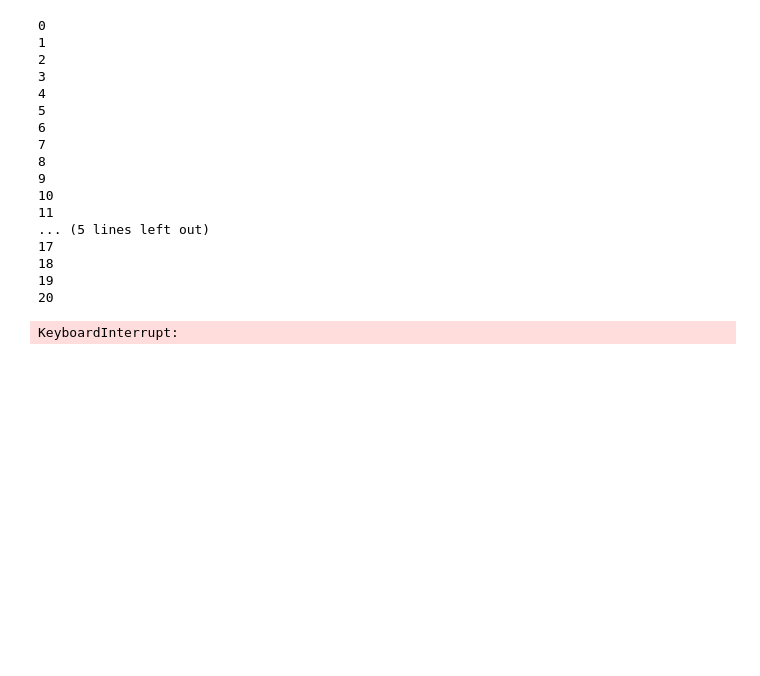
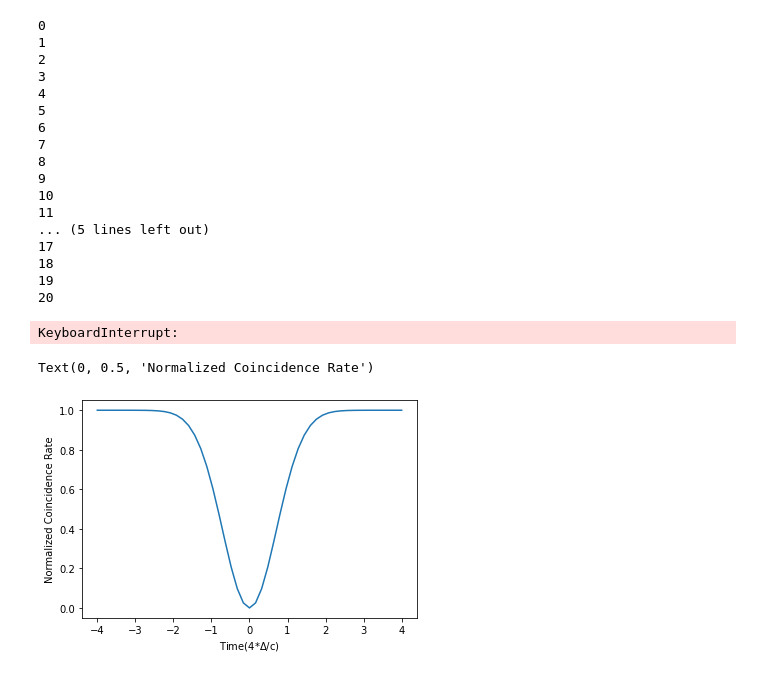
Before and after one commit to CodieKev/Simulation_of_a_Quantum-Photonic_Processor, a Jupyter notebook: time_delay_unit_cell_18_1.ipynb, the cells around one changed output. Cells and saved outputs as stored; diff of their text form; code cells hidden in the pictures; blank space fills up the shorter version.

```diff
--- a/time_delay_unit_cell_18_1.ipynb
+++ b/time_delay_unit_cell_18_1.ipynb
@@ -435,3 +462,11 @@ for i in range(len(keys)):
     heatmap_data2[int(keys[i][4]),int(keys[i][1])] = result[keys[i]]
 ax = sns.heatmap(heatmap_data2, linewidth=0.5)
 plt.show()
+# %%
+Tim = np.linspace(-4,4,51)
+plt.plot(Tim,np.array(p123)/max(p123))
+plt.xlabel("Time(4*$\Delta$/c)")
+plt.ylabel("Normalized Coincidence Rate")
+# %% [output]
+Text(0, 0.5, 'Normalized Coincidence Rate')
+[figure, added]
```
Also changed, not shown: parts of 10 cells of this notebook.
